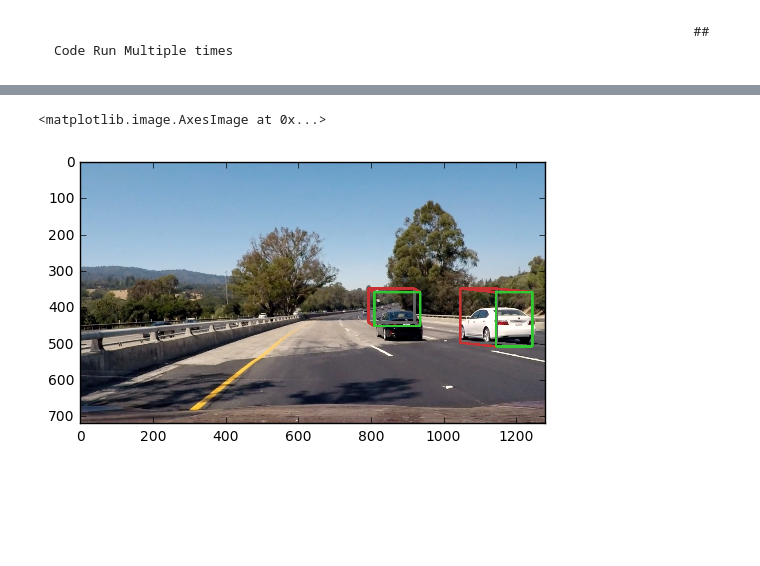
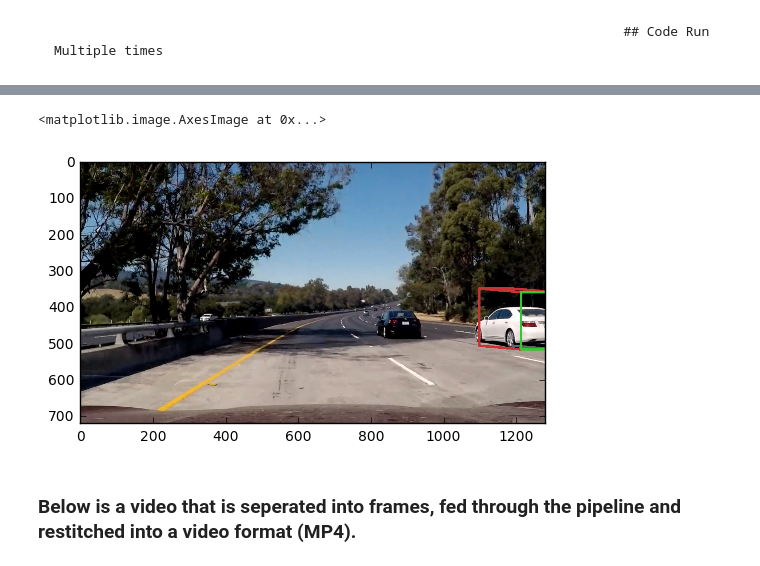
Before and after one commit to da7th/CarND-P5, a Jupyter notebook: CarND-P5.ipynb, the cells around one changed output, grey strips where cells are left out. Cells and saved outputs as stored; diff of their text form; code cells hidden in the pictures; blank space fills up the shorter version.

```diff
--- a/CarND-P5.ipynb
+++ b/CarND-P5.ipynb
@@ -334,7 +404,7 @@ For these 10 labels:  [ 1.  1.  1.  1.  0.  0.  1.  1.  1.  1.]
 # window size (x and y dimensions),
 # and overlap fraction (for both x and y)
 def slide_window(img, x_start_stop=[None, None], y_start_stop=[390, 650],
-                    xy_window=(192, 192), xy_overlap=(0.5, 0.5)):
+                    xy_window=(128, 128), xy_overlap=(0.5, 0.5)):
     # If x and/or y start/stop positions not defined, set to image size
     if x_start_stop[0] == None:
         x_start_stop[0] = 0
@@ -345,8 +415,10 @@ def slide_window(img, x_start_stop=[None, None], y_start_stop=[390, 650],
     if y_start_stop[1] == None:
         y_start_stop[1] = img.shape[0]
 
+    xy_divisions = 3
+
     window_list = []
-    for i in range(1,5):
+    for i in range(1,xy_divisions):
         x_w = int(xy_window[0]/i)
         y_w = int(xy_window[1]/i)
         # Compute the span of the region to be searched
@@ -391,7 +463,7 @@ def draw_boxes(img, bboxes, color=(0, 0, 255), thick=6):
 
 
 windows = slide_window(img_full, x_start_stop=[None, None], y_start_stop=[390, 650],
-                    xy_window=(192, 192), xy_overlap=(0.5, 0.5))
+                    xy_window=(128, 128), xy_overlap=(0.5, 0.5))
 print("windows_n:",len(windows))
 
 box_img = draw_boxes(img_full, windows)
@@ -656,14 +776,14 @@ fig.tight_layout()
 # %%
-#PIPELINES
-# svc_created = 0
-# svc = 0
+#PIPELINE
 
+# for averaging purposes
 hot_wind_collection = []
-
+last_labels = []
+# A pipeline function to automate the prediction process for continuous (video) inputs.
 def pipeline(img):
 
     global hot_wind_collection
-
+    global last_labels
 
     color_space = 'YCrCb' # Can be RGB, HSV, LUV, HLS, YUV, YCrCb
     orient = 9  # HOG orientations
@@ -676,8 +796,6 @@ def pipeline(img):
     hist_feat = True # Histogram features on or off
     hog_feat = True # HOG features on or off
     y_start_stop = [350, 650] # Min and max in y to search in slide_window()
-
-
 
     draw_image = np.copy(img)
     image = img.astype(np.float32)/255
@@ -695,46 +813,56 @@ def pipeline(img):
 
     heat = np.zeros_like(image[:,:,0]).astype(np.float)
 
+
+    threshold_val = 1
+
+
     if len(hot_wind_collection) > 5:
         # Add heat to each box in box list
         heat = add_heat(heat,hot_wind_collection[-1])
-        heat = apply_threshold(heat,4)
+        heat = apply_threshold(heat,threshold_val)
         heat = add_heat(heat,hot_wind_collection[-2])
-        heat = apply_threshold(heat,4)
+        heat = apply_threshold(heat,threshold_val)
         heat = add_heat(heat,hot_wind_collection[-3])
-        heat = apply_threshold(heat,4)
+        heat = apply_threshold(heat,threshold_val)
         heat = add_heat(heat,hot_wind_collection[-4])
-        heat = apply_threshold(heat,4)
+        heat = apply_threshold(heat,threshold_val)
         heat = add_heat(heat,hot_wind_collection[-5])
-        heat = apply_threshold(heat,4)
+        heat = apply_threshold(heat,threshold_val)
         heat = add_heat(heat,hot_wind_collection[-6])
-        heat = apply_threshold(heat,4)
+        heat = apply_threshold(heat,threshold_val)
 
         # Apply threshold to help remove false positives
 #         heat = apply_threshold(heat,6)
     else:
         # Add heat to each box in box list
         heat = add_heat(heat,hot_windows)
 
         # Apply threshold to help remove false positives
-        heat = apply_threshold(heat,4)
+        heat = apply_threshold(heat,threshold_val)
 
     # Visualize the heatmap when displaying
     heatmap = np.clip(heat, 0, 255)
 
     # Find final boxes from heatmap using label function
     labels = label(heatmap)
+    if len(labels) < 2:
+        labels = last_labels
+
+    last_labels = labels
     draw_img = draw_labeled_bboxes(np.copy(img), labels)
 #     plt.imshow(window_img)
 
     return draw_img
 
 
-image = mpimg.imread('/home/da7th/Desktop/Udacity/sdc/CarND-P5/test_images/test4.jpg')
+image = mpimg.imread('/home/da7th/Desktop/Udacity/sdc/CarND-P5/test_images/test5.jpg')
 # print(image.dtype)
 plt.imshow(pipeline(image))
 # %% [output]
 <matplotlib.image.AxesImage at 0x...>
-[figure, old version]
+[figure, new version]
+# %% [markdown]
+### Below is a video that is seperated into frames, fed through the pipeline and restitched into a video format (MP4).
 # %%
 heat_maps = []
```
Also changed, not shown: parts of 19 cells of this notebook, 1 other file.
